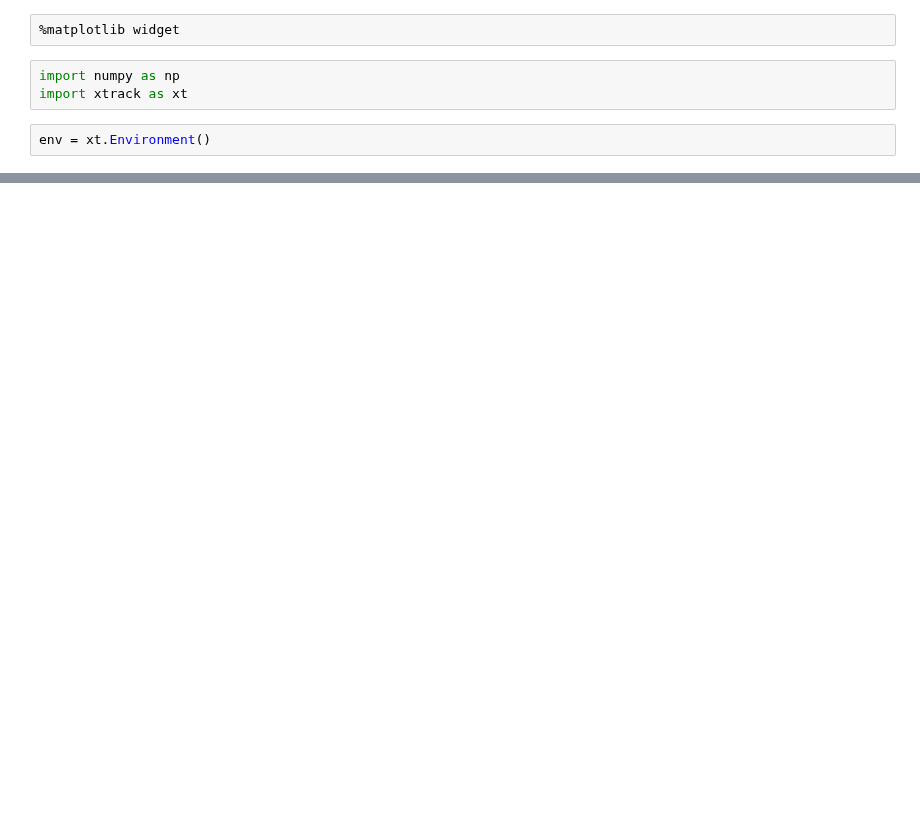
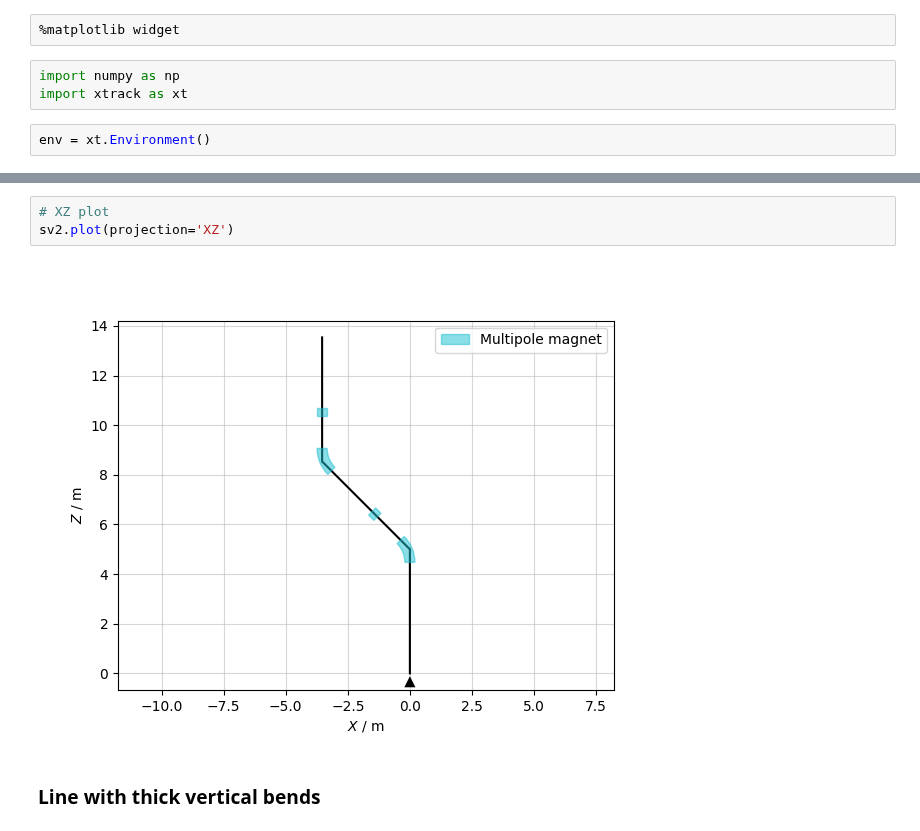
Before and after one commit to xsuite/xplt, a Jupyter notebook: examples/line_cases.ipynb, the cells around one changed output, grey strips where cells are left out. Saved outputs shown, nothing was run; the diff lists cells and outputs as text; blank space fills up the shorter version.

```diff
--- a/examples/line_cases.ipynb
+++ b/examples/line_cases.ipynb
@@ -27,0 +51,7 @@ l2.survey().plot()
+# %%
+# XZ plot
+sv2.plot(projection='XZ')
+# %% [output]
+[figure, added]
+# %% [markdown]
+### Line with thick vertical bends
```
Also changed, not shown: parts of 14 cells of this notebook.
